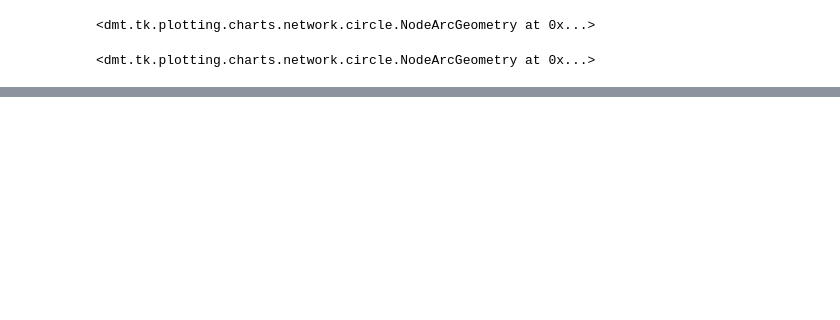
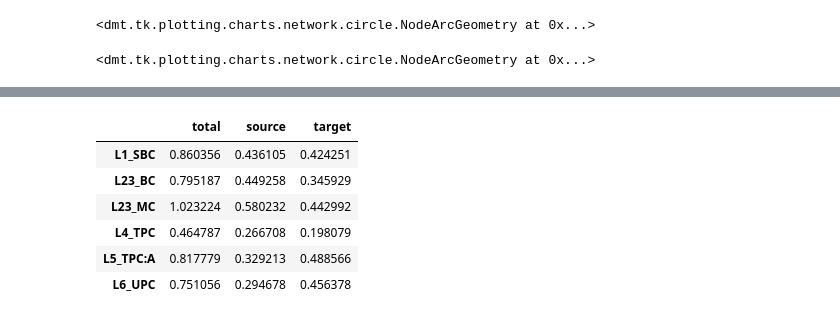
Before and after one commit to BlueBrain/DMT, a Jupyter notebook: v2/notebooks/charts_refactored.ipynb, the cells around one changed output, grey strips where cells are left out. Cells and saved outputs as stored; diff of their text form; code cells hidden in the pictures; blank space fills up the shorter version.

```diff
--- a/v2/notebooks/charts_refactored.ipynb
+++ b/v2/notebooks/charts_refactored.ipynb
@@ -199,3 +203,13 @@ chart.flow_data.xs(
+# %%
+chart.node_angular_size
+# %% [output]
+|  | total | source | target |
+| L1_SBC | 0.860356 | 0.436105 | 0.424251 |
+| L23_BC | 0.795187 | 0.449258 | 0.345929 |
+| L23_MC | 1.023224 | 0.580232 | 0.442992 |
+| L4_TPC | 0.464787 | 0.266708 | 0.198079 |
+| L5_TPC:A | 0.817779 | 0.329213 | 0.488566 |
+| L6_UPC | 0.751056 | 0.294678 | 0.456378 |
 # %%
 def _angular_size(dataframe):
     return dataframe.apply(
```
Also changed, not shown: parts of 27 cells of this notebook, 2 other files.
